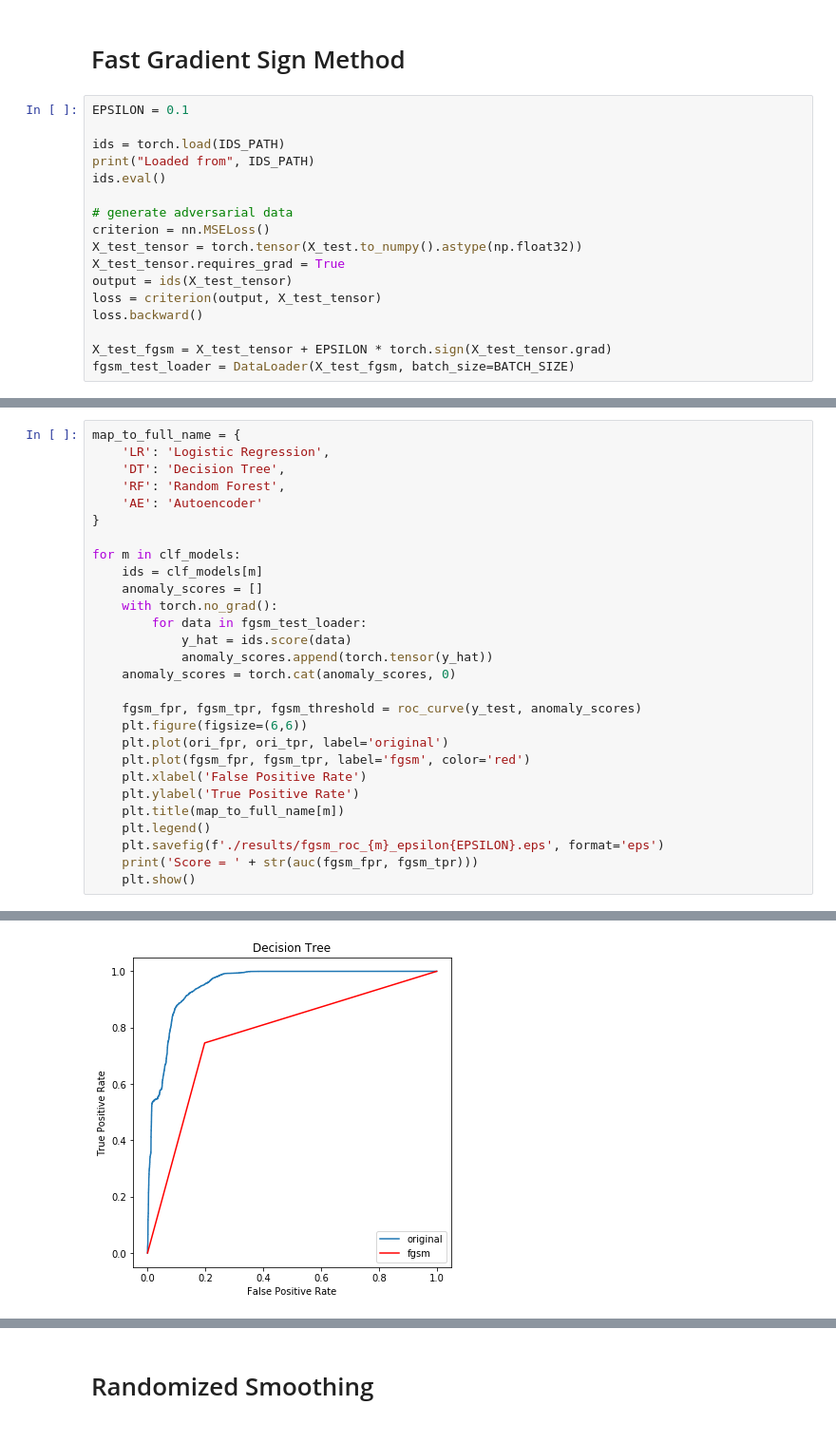
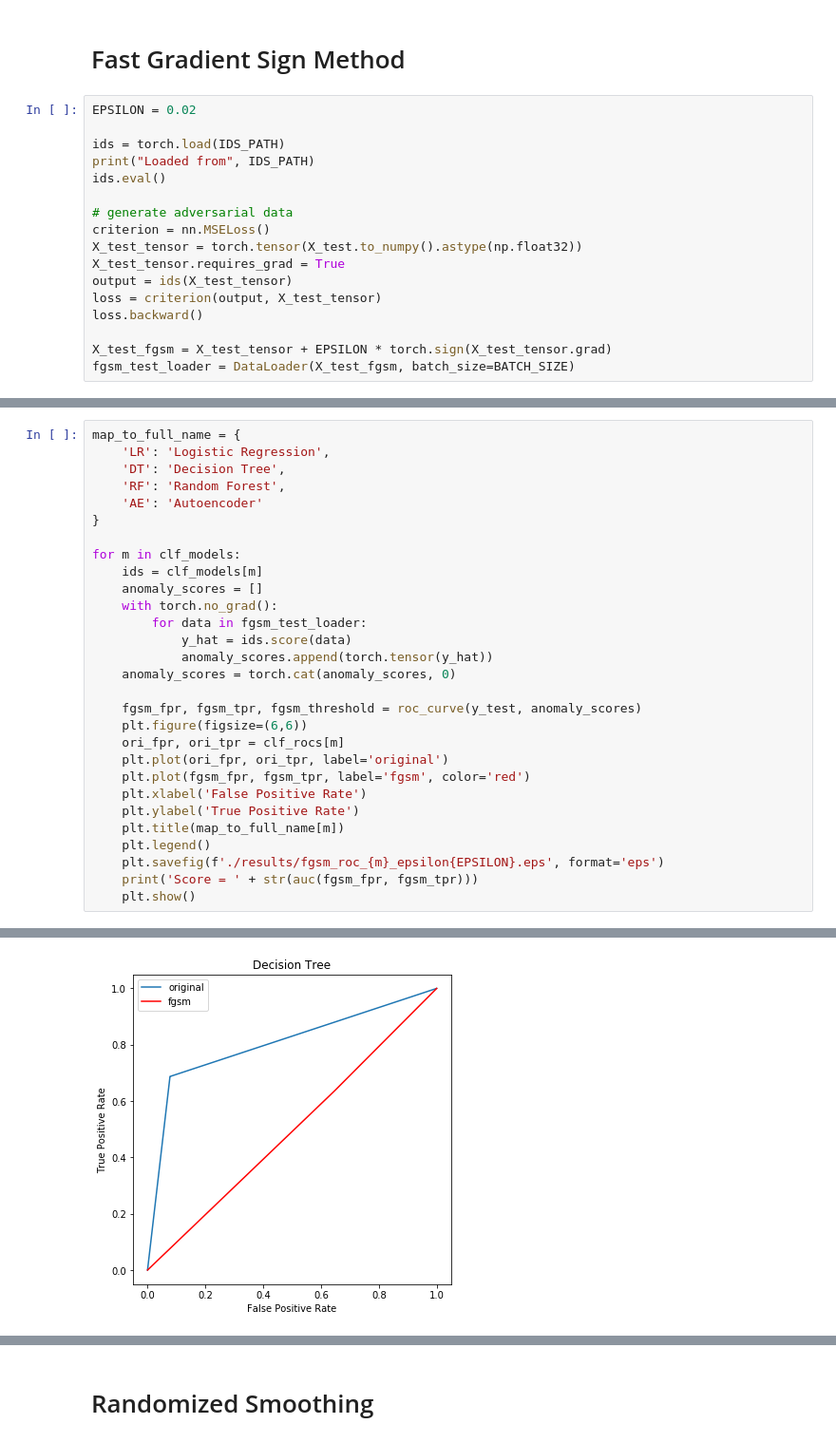
Before and after one commit to jascxx/fyp-ca, a Jupyter notebook: fyp-exp.ipynb, the cells around one changed output, grey strips where cells are left out. Shown at 95% size. Drawn from its saved outputs; the diff is of its cells as text.

Commit message:
Fix error on the fgsm graphs

```diff
--- a/fyp-exp.ipynb
+++ b/fyp-exp.ipynb
@@ -195,7 +195,7 @@ AE               Score = 0.952843
 # %% [markdown]
 # Fast Gradient Sign Method
 # %%
-EPSILON = 0.1
+EPSILON = 0.02
 
 ids = torch.load(IDS_PATH)
 print("Loaded from", IDS_PATH)
@@ -232,6 +232,7 @@ for m in clf_models:
 
     fgsm_fpr, fgsm_tpr, fgsm_threshold = roc_curve(y_test, anomaly_scores)
     plt.figure(figsize=(6,6))
+    ori_fpr, ori_tpr = clf_rocs[m]
     plt.plot(ori_fpr, ori_tpr, label='original')
     plt.plot(fgsm_fpr, fgsm_tpr, label='fgsm', color='red')
     plt.xlabel('False Positive Rate')
@@ -248 +253 @@ Score = 0.7740664287762836
-[figure, old version]
+[figure, new version]
```
Also changed, not shown: parts of 5 cells of this notebook, 8 other files.
